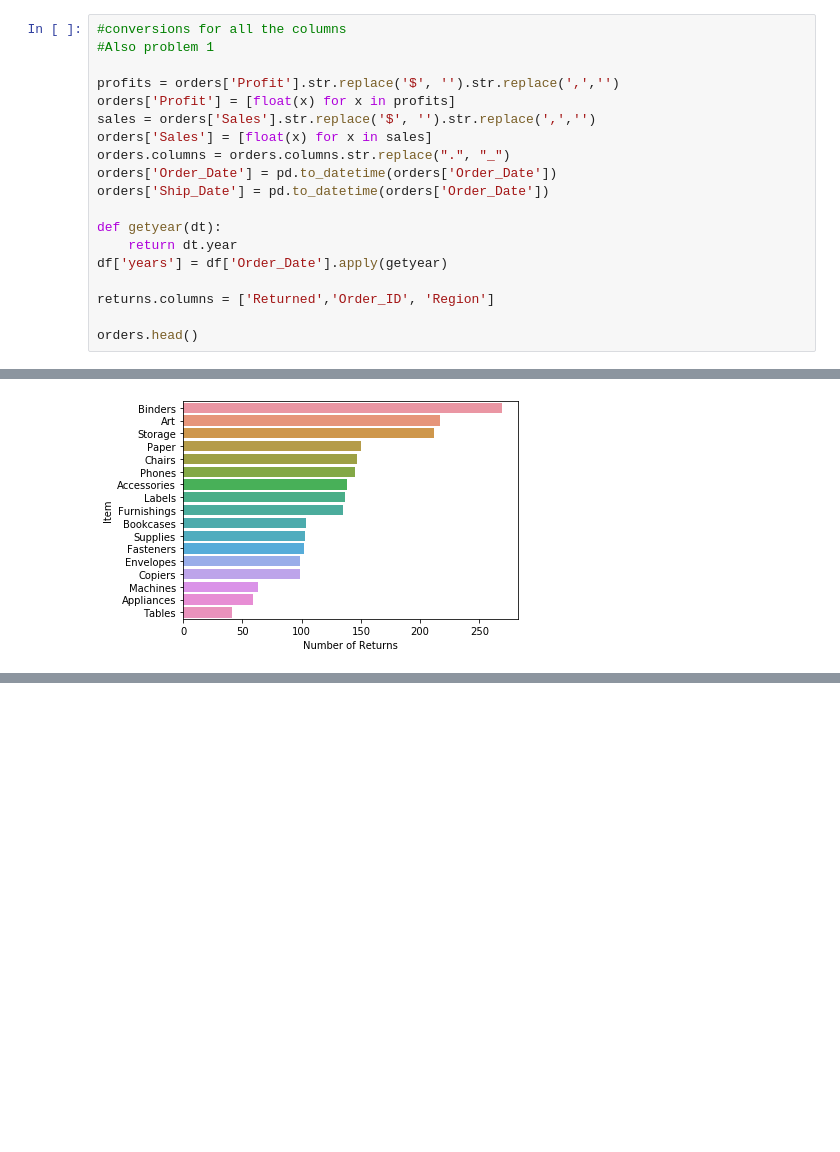
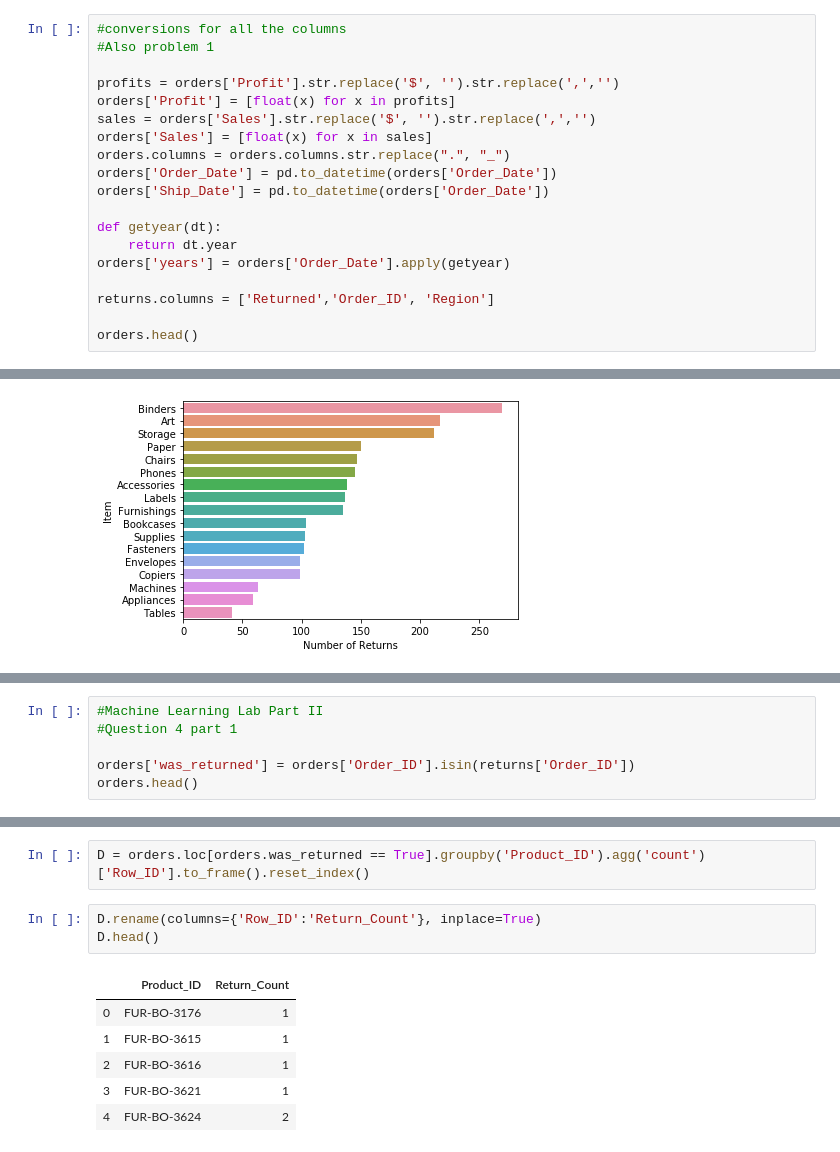
Before and after one commit to bpj2500/ml_lab, a Jupyter notebook: Final .ipynb, the cells around one changed output, grey strips where cells are left out. Drawn from its saved outputs; the diff is of its cells as text; blank space fills up the shorter version.

```diff
--- a/Final .ipynb
+++ b/Final .ipynb
@@ -32,7 +32,7 @@ orders['Ship_Date'] = pd.to_datetime(orders['Order_Date'])
 
 def getyear(dt):
     return dt.year
-df['years'] = df['Order_Date'].apply(getyear)
+orders['years'] = orders['Order_Date'].apply(getyear)
 
 returns.columns = ['Returned','Order_ID', 'Region']
 
@@ -133,0 +142,6 @@ sns.barplot(x = 'Number of Returns',y='Item',data = items)
+# %%
+#Machine Learning Lab Part II
+#Question 4 part 1
+
+orders['was_returned'] = orders['Order_ID'].isin(returns['Order_ID'])
+orders.head()
@@ -133,0 +190,12 @@ sns.barplot(x = 'Number of Returns',y='Item',data = items)
+# %%
+D = orders.loc[orders.was_returned == True].groupby('Product_ID').agg('count')['Row_ID'].to_frame().reset_index()
+# %%
+D.rename(columns={'Row_ID':'Return_Count'}, inplace=True)
+D.head()
+# %% [output]
+|  | Product_ID | Return_Count |
+| 0 | FUR-BO-3176 | 1 |
+| 1 | FUR-BO-3615 | 1 |
+| 2 | FUR-BO-3616 | 1 |
+| 3 | FUR-BO-3621 | 1 |
+| 4 | FUR-BO-3624 | 2 |
```
Also changed, not shown: parts of 16 cells of this notebook.
